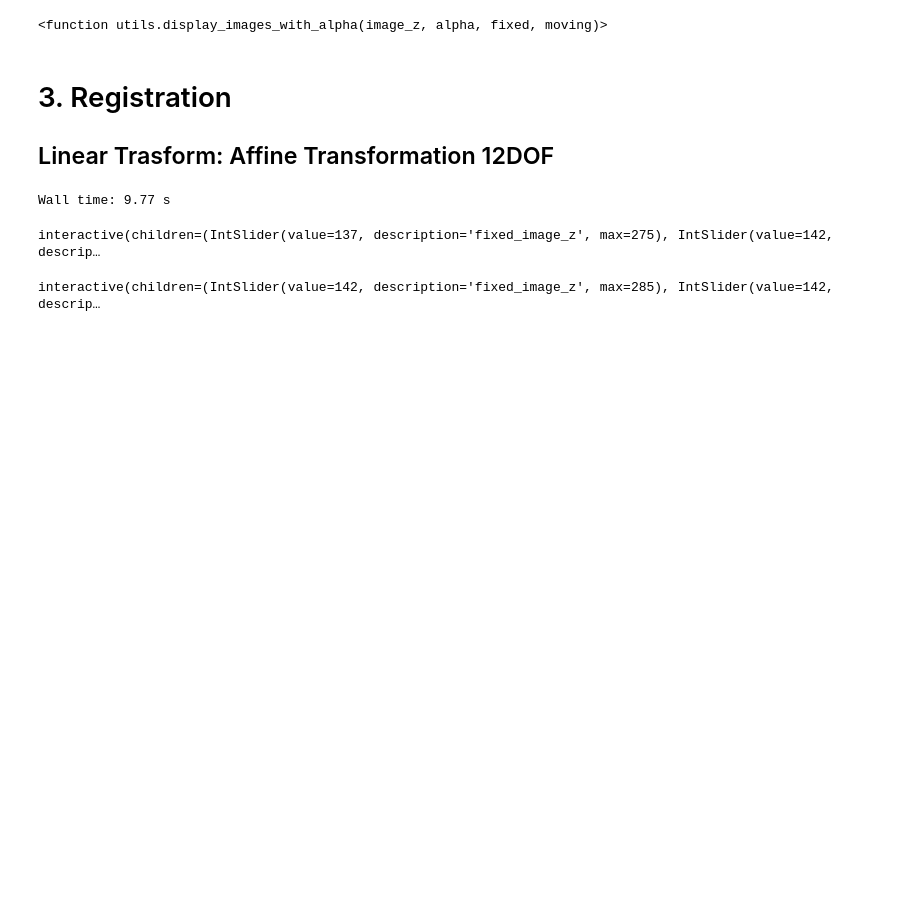
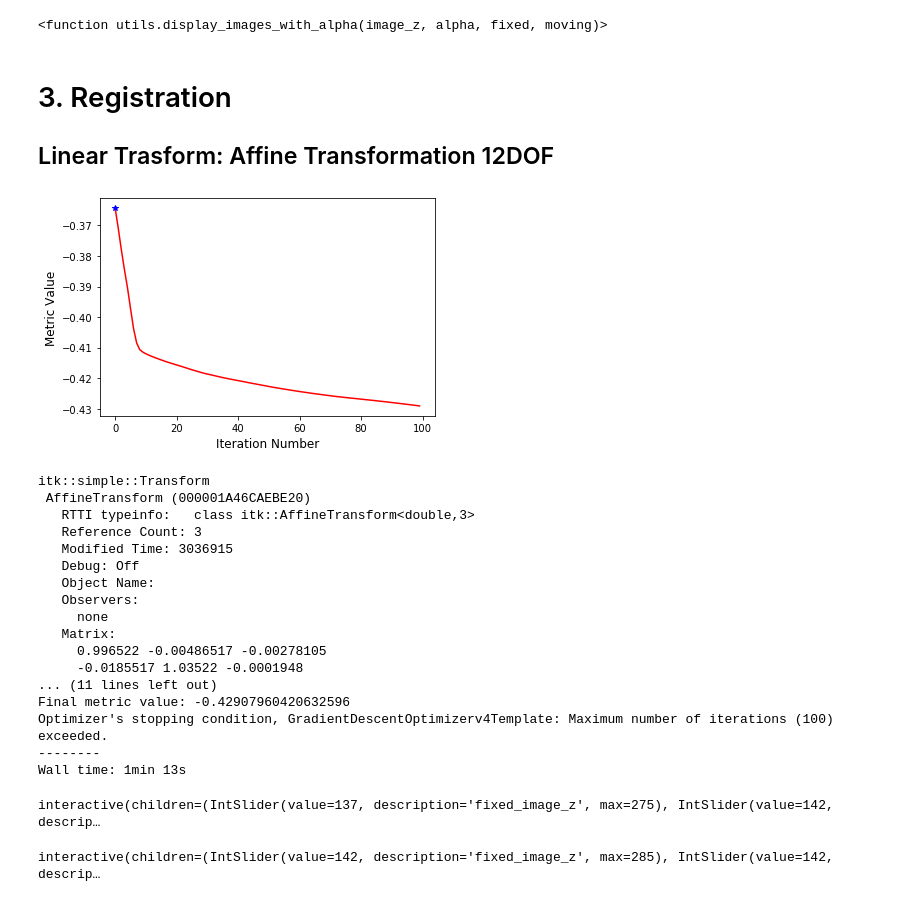
Before and after one commit to KenzaB27/segmentation-of-pelvic-bone, a Jupyter notebook: src/experiments.ipynb, the cells around one changed output. Saved outputs shown, nothing was run; the diff lists cells and outputs as text; code cells hidden in the pictures; blank space fills up the shorter version.

```diff
--- a/src/experiments.ipynb
+++ b/src/experiments.ipynb
@@ -76,10 +82,27 @@ im_mov_filename = GROUP_PATH + '59_image.nii.gz'
 # %%
 %%time
 importlib.reload(reg)
 lin_trf = reg.LinearTransform(im_ref_filename=im_ref_filename,im_mov_filename=im_mov_filename)
-lin_xfm = lin_trf.est_transf(metric="MI")
+lin_xfm = lin_trf.est_transf(metric="MI", verbose=True)
 # %% [output]
+[figure, added]
-Wall time: 9.77 s
+itk::simple::Transform
+ AffineTransform (000001A46CAEBE20)
+   RTTI typeinfo:   class itk::AffineTransform<double,3>
+   Reference Count: 3
+   Modified Time: 3036915
+   Debug: Off
+   Object Name:
+   Observers:
+     none
+   Matrix:
+     0.996522 -0.00486517 -0.00278105
+     -0.0185517 1.03522 -0.0001948
+... (11 lines left out)
+Final metric value: -0.42907960420632596
+Optimizer's stopping condition, GradientDescentOptimizerv4Template: Maximum number of iterations (100) exceeded.
+--------
+Wall time: 1min 13s
 # %%
 moving_image = lin_trf.apply_transf(lin_xfm)
 fixed_image = lin_trf.im_mov
```
Also changed, not shown: parts of 7 cells of this notebook, 1 other file.
